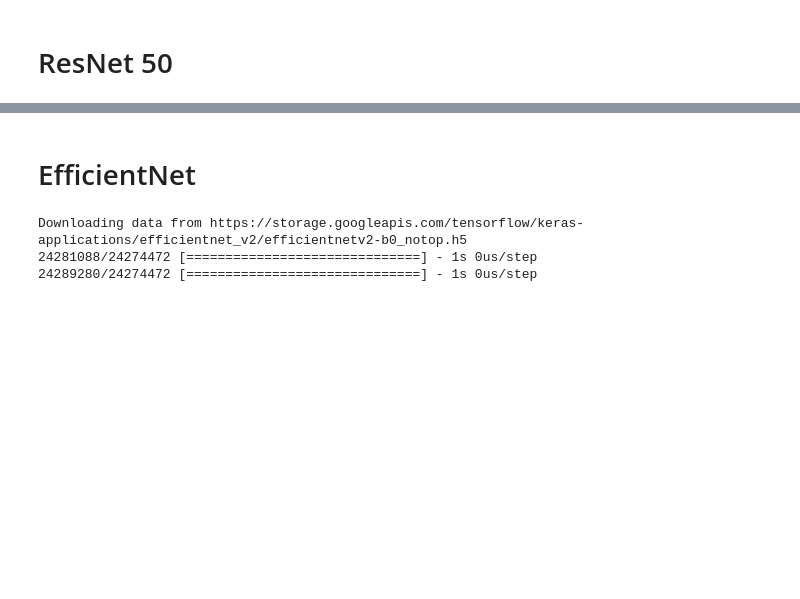
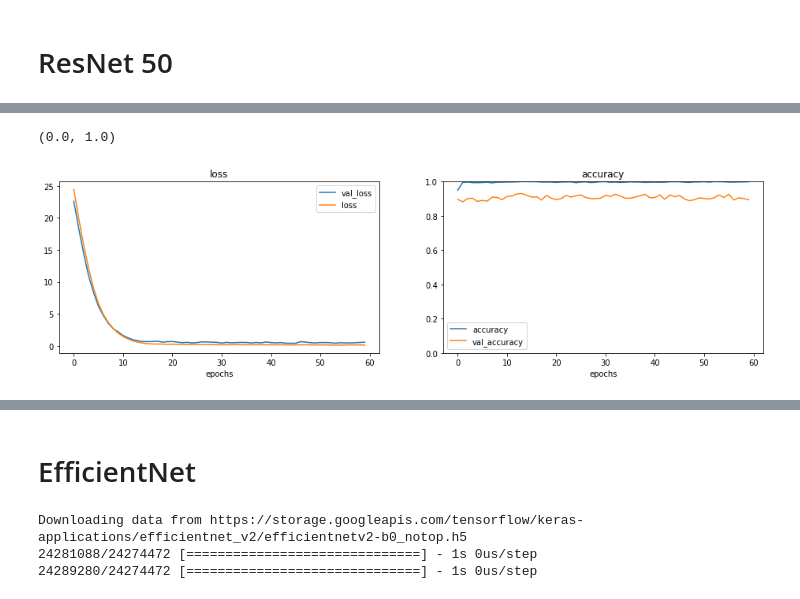
Before and after one commit to daquesada/deeplearning, a Jupyter notebook: transfer-learning.ipynb, the cells around one changed output, grey strips where cells are left out. Drawn from its saved outputs; the diff is of its cells as text; code cells hidden in the pictures; blank space fills up the shorter version.

```diff
--- a/transfer-learning.ipynb
+++ b/transfer-learning.ipynb
@@ -600,6 +748,7 @@ resnet_model = Sequential()
 resnet_model.add(pretrained_model)
 resnet_model.add(GlobalAveragePooling2D())
 # resnet_model.add(Flatten())
-resnet_model.add(Dense(512, activation='relu'))
+resnet_model.add(Dense(512, activation='relu',kernel_regularizer=regularizers.l1_l2(l1=0.001,l2=0.001)))
+mobileNet_model.add(Dropout(0.2))
 resnet_model.add(Dense(num_classes, activation='softmax'))
 resnet_model.summary()
@@ -606,11 +774,12 @@ resnet_model.summary()
+# %%
+from keras import regularizers
+opt_rn = tf.keras.optimizers.Adam(learning_rate=1e-4)
 # %%
-lr=random.choice((1e-2, 1e-3, 1e-4, 1e-5))
 resnet_model.compile(loss='categorical_crossentropy',
-                     optimizer=opt,
+                     optimizer=opt_rn,
               # optimizer=tf.keras.optimizers.Adam(learning_rate=1e-5),
               # optimizer=tf.keras.optimizers.SGD(learning_rate=0.001),
               metrics=['accuracy'],)
-lr,len(resnet_model.trainable_variables)
 # %%
 print("Number of layers in the base model: ", len(pretrained_model.layers))
 pretrained_model.trainable = True
@@ -632,19 +822,22 @@ print(fin-inicio)
 # %%
 fig = plt.figure(figsize=(16,4))
 ax = fig.add_subplot(121)
 ax.plot(history2.history["val_loss"])
 ax.plot(history2.history["loss"])
 ax.set_title("loss")
 ax.set_xlabel("epochs")
 plt.legend(['val_loss', 'loss'])
 
 ax2 = fig.add_subplot(122)
 ax2.plot(history2.history["accuracy"])
 ax2.plot(history2.history["val_accuracy"])
-ax2.set_title("validation accuracy")
+ax2.set_title("accuracy")
 ax2.set_xlabel("epochs")
 plt.legend(['accuracy', 'val_accuracy'])
 ax2.set_ylim(0, 1)
+# %% [output]
+(0.0, 1.0)
+[figure, added]
 # %%
 loss, accuracy= resnet_model.evaluate(val_data, verbose=0)
 
```
Also changed, not shown: parts of 45 cells of this notebook, 1 other file.
